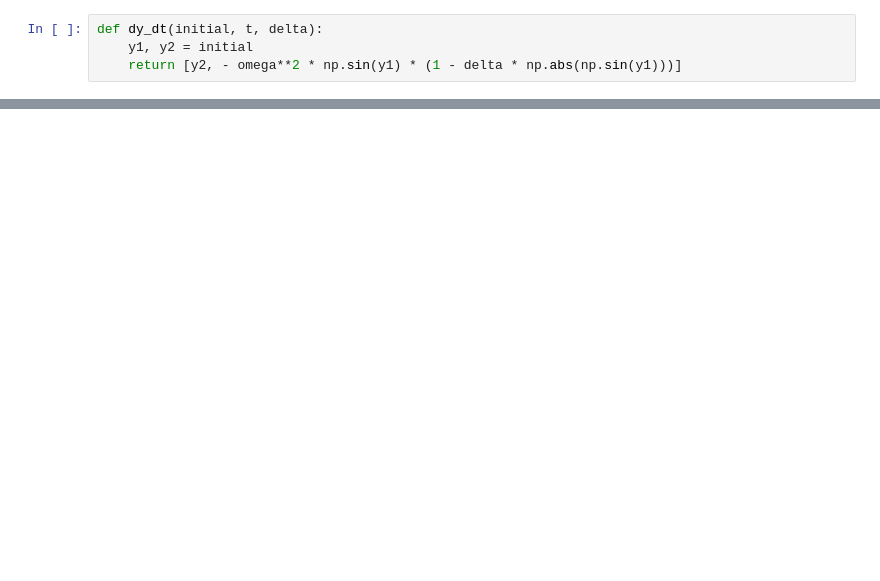
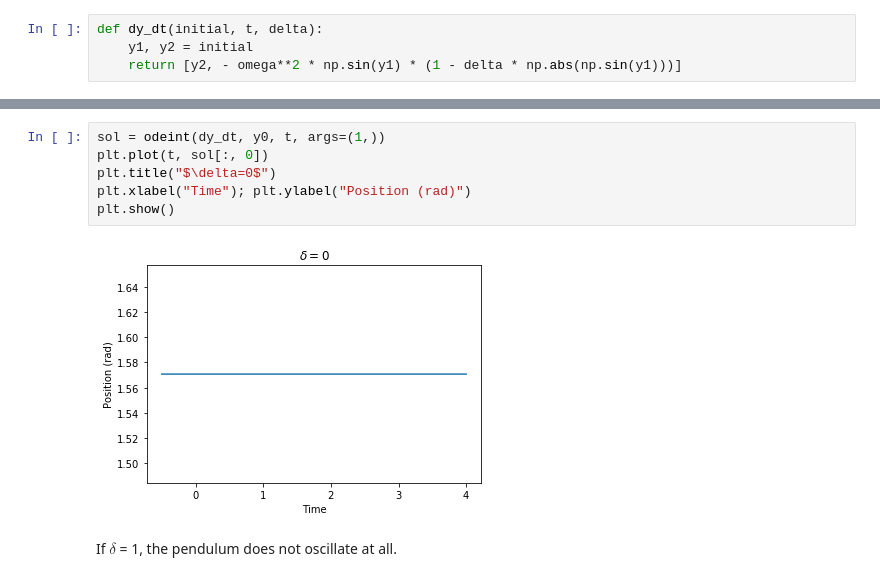
Before and after one commit to austinbeauch/thirdyearphys, a Jupyter notebook: 321A/A2_Beauchamp.ipynb, the cells around one changed output, grey strips where cells are left out. Drawn from its saved outputs; the diff is of its cells as text; blank space fills up the shorter version.

```diff
--- a/321A/A2_Beauchamp.ipynb
+++ b/321A/A2_Beauchamp.ipynb
@@ -85,0 +84,10 @@ plt.show()
+# %%
+sol = odeint(dy_dt, y0, t, args=(1,))
+plt.plot(t, sol[:, 0])
+plt.title("$\delta=0$")
+plt.xlabel("Time"); plt.ylabel("Position (rad)")
+plt.show()
+# %% [output]
+[figure, added]
+# %% [markdown]
+If $\delta$ = 1, the pendulum does not oscillate at all.
```
Also changed, not shown: parts of 8 cells of this notebook, 12 other files.
